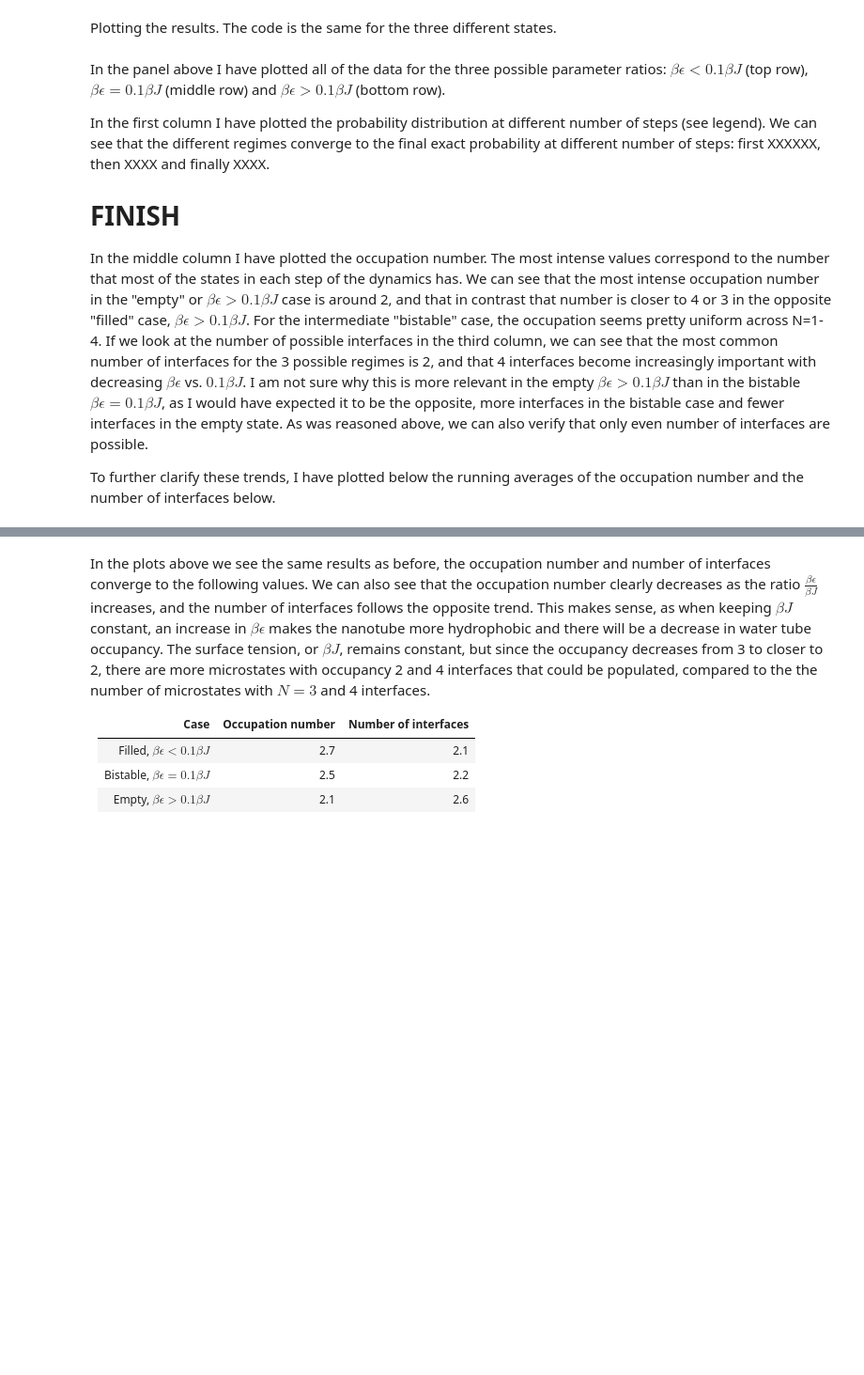
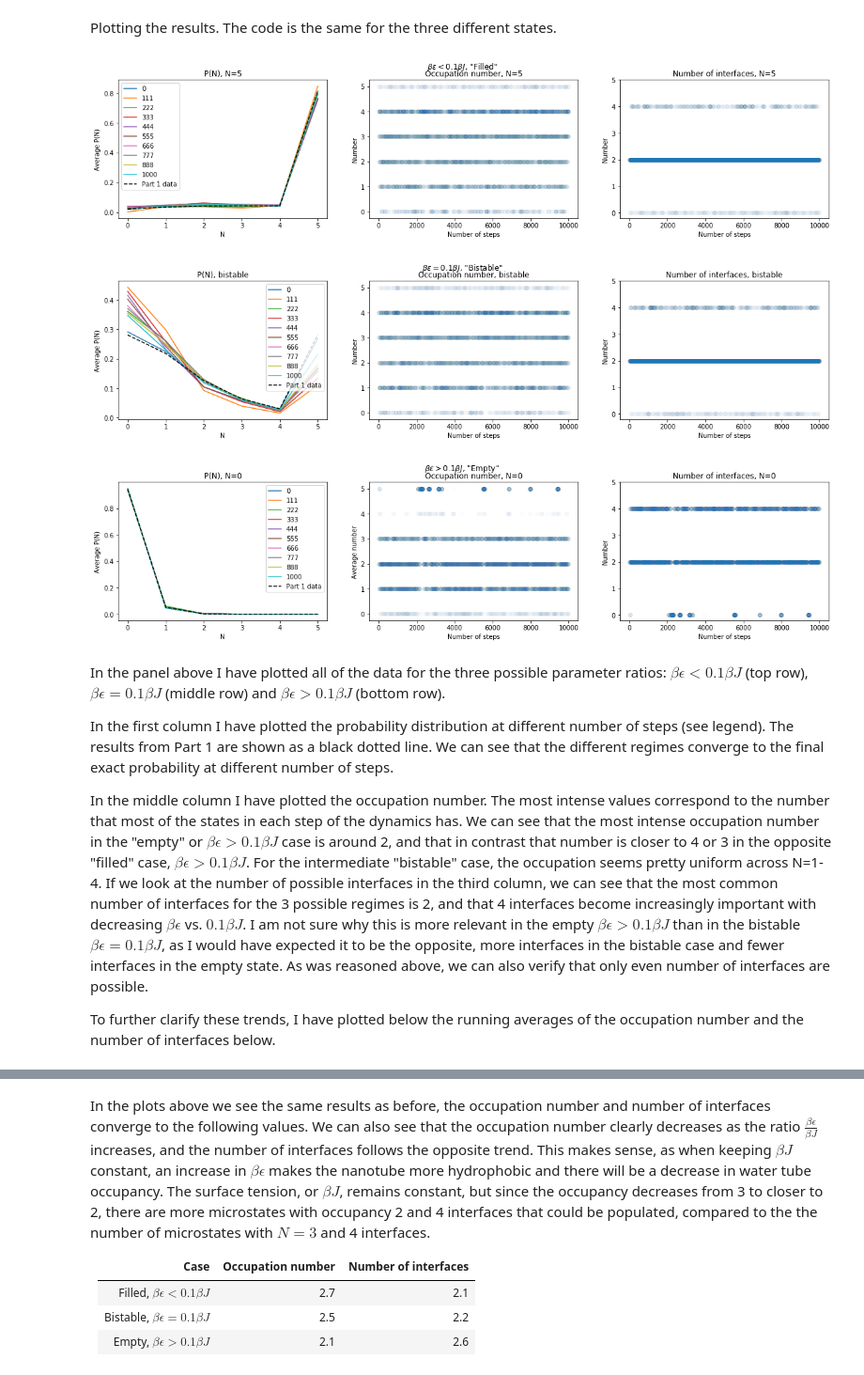
Before and after one commit to martagonzalvo/che164, a Jupyter notebook: 164Project_v2.ipynb, the cells around one changed output, grey strips where cells are left out. Shown at 94% size. Saved outputs shown, nothing was run; the diff lists cells and outputs as text; code cells hidden in the pictures; blank space fills up the shorter version.

```diff
--- a/164Project_v2.ipynb
+++ b/164Project_v2.ipynb
@@ -651,5 +695,0 @@ def spin_solve(s, *args):
-# %%
-J = 1.198
-eps = J/10
-
-x, a, b, c = scipy.optimize.fsolve(spin_solve, np.array([1,1,1,1,1]), (eps, J), full_output=True)
@@ -718,8 +850,8 @@ Functions for the analysis of the dynamics of a system.
 # %%
 def avg_prob(dyns, eps, J, L=5):
     '''Calculates the probability
-    given the dynamics of a system.
-    Dyns is a list of microstates.'''
+    given the dynamics of a system up to each step.
+    Dyns is a list of microstates, or steps.'''
     avg_prob = np.zeros((len(dyns), L+1))
 
     for i, _ in enumerate(dyns):
@@ -771,7 +903,7 @@ Calculating for the three different cases.
 # %%
 starJ_rt = 1.198
 init_spins = np.array([[-1,-1,-1,-1,-1]])
-steps = 300000
+steps = 10000
 
 # "Filled": epsilon < J/10
 eps_filled = 0.03
@@ -810,12 +942,12 @@ ax1.set_ylabel('Average P(N)')
 
 # OCCUPATION NUMBER
 ax2.set_title('Occupation number, N=5')
-ax2.scatter(range(len(info_filled[0])), info_filled[0][:], alpha=0.02);
+ax2.scatter(range(len(info_filled[0])), info_filled[0][:], alpha=0.01);
 ax2.set_xlabel('Number of steps')
 ax2.set_ylabel('Number')
 
 # NUMBER OF INTERFACES
-ax3.scatter(range(len(info_filled[1])), info_filled[1][:], alpha=0.02);
+ax3.scatter(range(len(info_filled[1])), info_filled[1][:], alpha=0.01);
 ax3.set_ylim([-0.2,5])
 ax3.set_title('Number of interfaces, N=5')
 ax3.set_xlabel('Number of steps')
@@ -830,7 +962,7 @@ fig.suptitle(r'$\beta \epsilon < 0.1 \beta J$, "Filled"');
 ##################################
 
 fig, (ax1, ax2, ax3) = plt.subplots(1, 3, figsize=(20,4));
-times = np.linspace(0,len(prob_bist)/1, 10)
+times = np.linspace(0,len(prob_bist)/10, 10)
 
 #ax1.plot([macrostates]*len(prob_bist), prob_bist[:], label='{}'.format(t), alpha='0.1');
 for t in times:
@@ -844,12 +976,12 @@ ax1.set_ylabel('Average P(N)')
 
 # OCCUPATION NUMBER
 ax2.set_title('Occupation number, bistable')
-ax2.scatter(range(len(info_bist[0]))[::], info_bist[0][::], alpha=0.02);
+ax2.scatter(range(len(info_bist[0]))[::], info_bist[0][::], alpha=0.01);
 ax2.set_xlabel('Number of steps')
 ax2.set_ylabel('Number')
 
 # NUMBER OF INTERFACES
-ax3.scatter(range(len(info_bist[1]))[::], info_bist[1][::], alpha=0.02);
+ax3.scatter(range(len(info_bist[1]))[::], info_bist[1][::], alpha=0.01);
 ax3.set_title('Number of interfaces, bistable')
 ax3.set_ylim([-0.2,5])
 ax3.set_xlabel('Number of steps')
@@ -857,42 +989,44 @@ ax3.set_ylabel('Number')
 
 fig.suptitle(r'$\beta \epsilon = 0.1 \beta J$, "Bistable"');
 
 ###################################################################################################
 
 ##################################
 # "EMPTY": epsilon > J/10
 ##################################
 fig, (ax1, ax2, ax3) = plt.subplots(1, 3, figsize=(20,4));
-times = np.linspace(0,len(prob_empty)/100, 10)
+times = np.linspace(0,len(prob_empty)/10, 10)
 
 for t in times:
     ax1.plot(macrostates, prob_empty[int(t)-1], label='{}'.format(int(t)));
 ax1.plot(macrostates, all_probs(eps_empty, J_rt), color='black',  linestyle= '--', label='Part 1 data');
 ax1.set_title('P(N), N=0')
 ax1.legend();
 ax1.set_xlabel('N')
 ax1.set_ylabel('Average P(N)')
 
 # OCCUPATION NUMBER
-ax2.scatter(range(len(info_empty[0])), info_empty[0][:], alpha=0.02);
+ax2.scatter(range(len(info_empty[0])), info_empty[0][:], alpha=0.01);
 ax2.set_title('Occupation number, N=0')
 ax2.set_xlabel('Number of steps')
 ax2.set_ylabel('Average number')
 
 # NUMBER OF INTERFACES
-ax3.scatter(range(len(info_empty[1])), info_empty[1][:], alpha=0.02);
+ax3.scatter(range(len(info_empty[1])), info_empty[1][:], alpha=0.01);
 ax3.set_title('Number of interfaces, N=0')
 ax3.set_ylim([-0.2,5])
 ax3.set_xlabel('Number of steps')
 ax3.set_ylabel('Number')
 
 fig.suptitle(r'''$\beta \epsilon > 0.1 \beta J$, "Empty"''');
+# %% [output]
+[figure, added]
+[figure, added]
+[figure, added]
 # %% [markdown]
 In the panel above I have plotted all of the data for the three possible parameter ratios: $\beta \epsilon < 0.1 \beta J$ (top row), $\beta \epsilon = 0.1 \beta J$ (middle row) and $\beta \epsilon > 0.1 \beta J$ (bottom row).
 
-In the first column I have plotted the probability distribution at different number of steps (see legend). We can see that the different regimes converge to the final exact probability at different number of steps: first XXXXXX, then XXXX and finally XXXX.
-# FINISH
-
+In the first column I have plotted the probability distribution at different number of steps (see legend). The results from Part 1 are shown as a black dotted line. We can see that the different regimes converge to the final exact probability at different number of steps.
 
 In the middle column I have plotted the occupation number. The most intense values correspond to the number that most of the states in each step of the dynamics has. We can see that the most intense occupation number in the "empty" or  $\beta \epsilon > 0.1 \beta J$ case is around 2, and that in contrast that number  is closer to 4 or 3 in the opposite "filled" case,  $\beta \epsilon > 0.1 \beta J$. For the intermediate "bistable" case, the occupation seems pretty uniform across N=1-4.
 If we look at the number of possible interfaces in the third column, we can see that the most common number of interfaces for the 3 possible regimes is 2, and that 4 interfaces become increasingly important with decreasing  $\beta \epsilon$ vs. $0.1 \beta J$. I am not sure why this is more relevant in the empty $\beta \epsilon > 0.1 \beta J$ than in the  bistable $\beta \epsilon = 0.1 \beta J$, as I would have expected it to be the opposite, more interfaces in the bistable case and fewer interfaces in the empty state. As was reasoned above, we can also verify that only even number of interfaces are possible.
```
Also changed, not shown: parts of 25 cells of this notebook.
